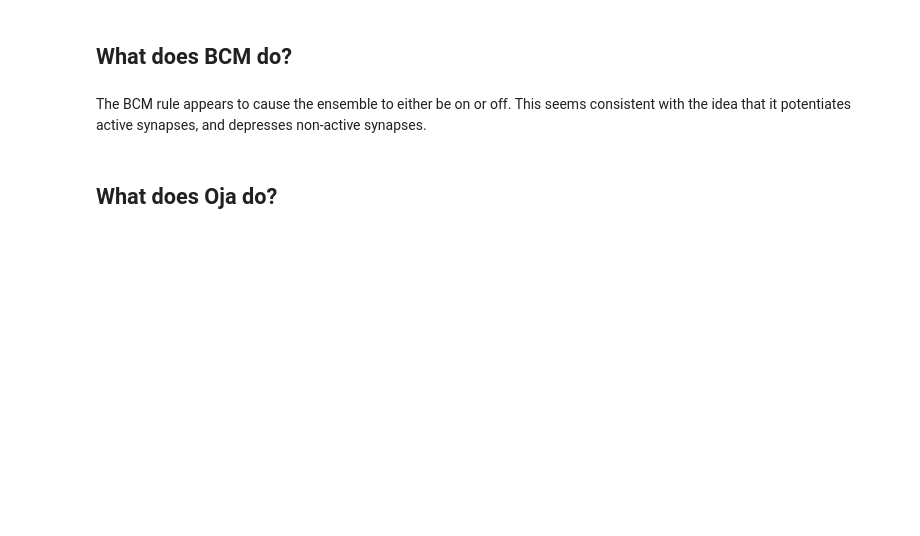
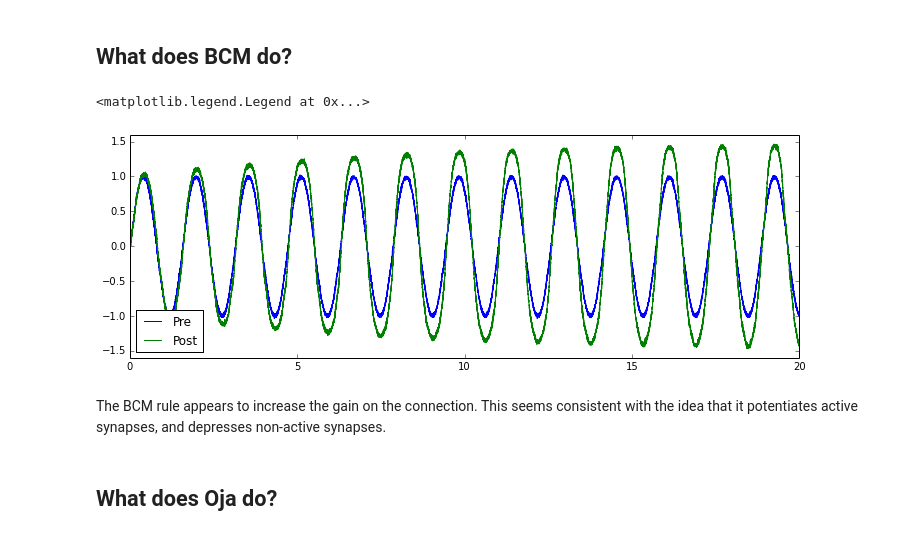
Before and after one commit to nengo/nengo, a Jupyter notebook: examples/learn_unsupervised.ipynb, the cells around one changed output. Cells and saved outputs as stored; diff of their text form; code cells hidden in the pictures; blank space fills up the shorter version.

```diff
--- a/examples/learn_unsupervised.ipynb
+++ b/examples/learn_unsupervised.ipynb
@@ -62,22 +102,17 @@ with model:
 # %%
 sim = nengo.Simulator(model)
 sim.run(20.0)
 
-plt.figure(figsize=(12, 8))
-plt.subplot(2, 1, 1)
+plt.figure(figsize=(12, 4))
 plt.plot(sim.trange(), sim.data[pre_p], label="Pre")
 plt.plot(sim.trange(), sim.data[post_p], label="Post")
-plt.ylabel("Decoded value")
 plt.ylim(-1.6, 1.6)
 plt.legend(loc="lower left")
-plt.subplot(2, 1, 2)
-# Find weight row with max variance
-neuron = np.argmax(np.mean(np.var(sim.data[trans_p], axis=0), axis=1))
-plt.plot(sim.trange(dt=0.01), sim.data[trans_p][..., neuron])
-plt.ylabel("Connection weight")
+# %% [output]
+<matplotlib.legend.Legend at 0x...>
+[figure, added]
 # %% [markdown]
-The BCM rule appears to cause the ensemble
-to either be on or off.
+The BCM rule appears to increase the gain on the connection.
 This seems consistent with the idea that it potentiates
 active synapses, and depresses non-active synapses.
 # %% [markdown]
```
Also changed, not shown: parts of 14 cells of this notebook, 10 other files.
